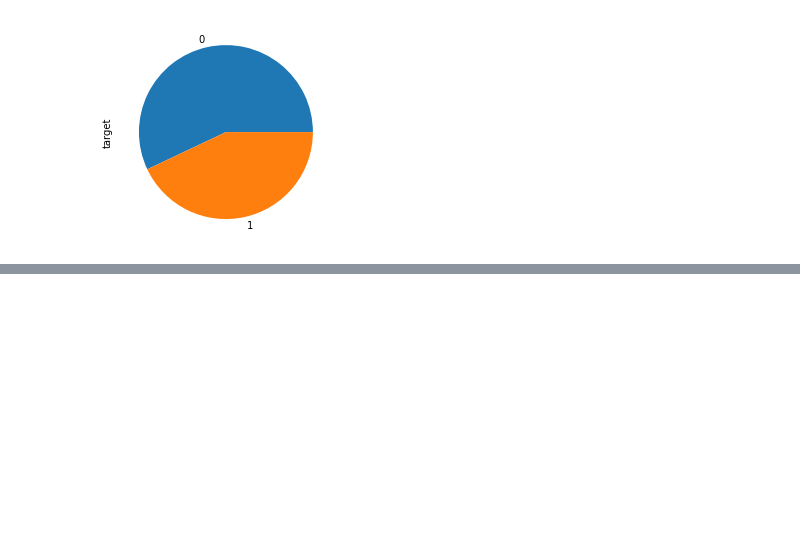
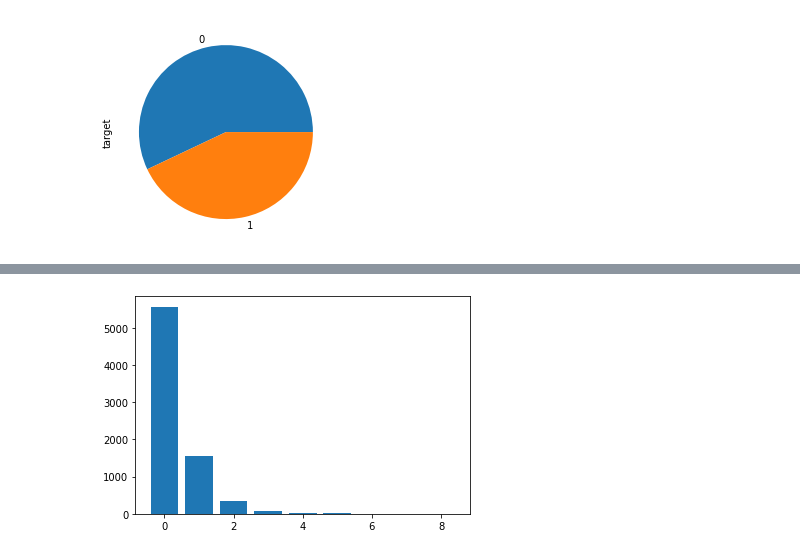
Before and after one commit to SamMatt87/kaggle-disaster-tweets, a Jupyter notebook: Exploration/Exploration.ipynb, the cells around one changed output, grey strips where cells are left out. Cells and saved outputs as stored; diff of their text form; code cells hidden in the pictures; blank space fills up the shorter version.

```diff
--- a/Exploration/Exploration.ipynb
+++ b/Exploration/Exploration.ipynb
@@ -165,0 +114,4 @@ train
+# %%
+generate_bar(train,'num_mentions')
+# %% [output]
+[figure, added]
```
Also changed, not shown: parts of 13 cells of this notebook.
